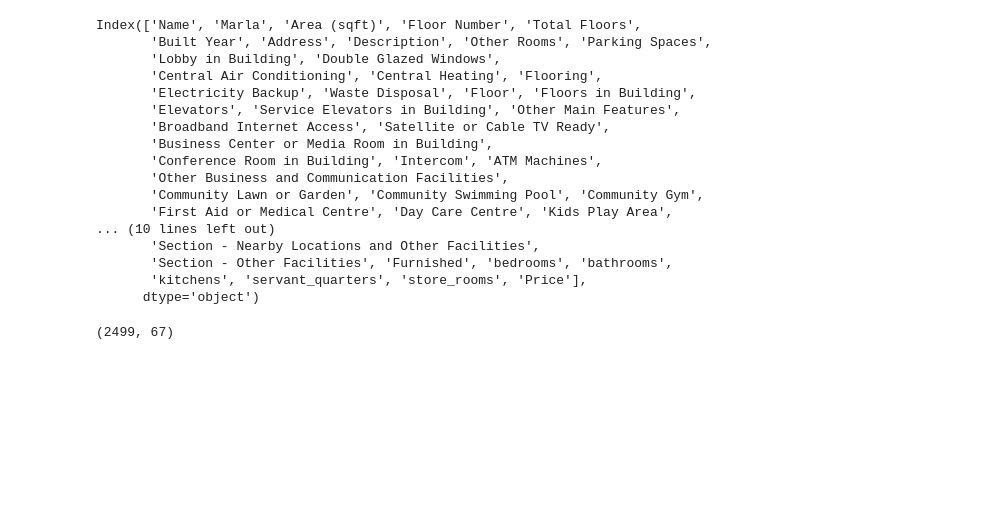
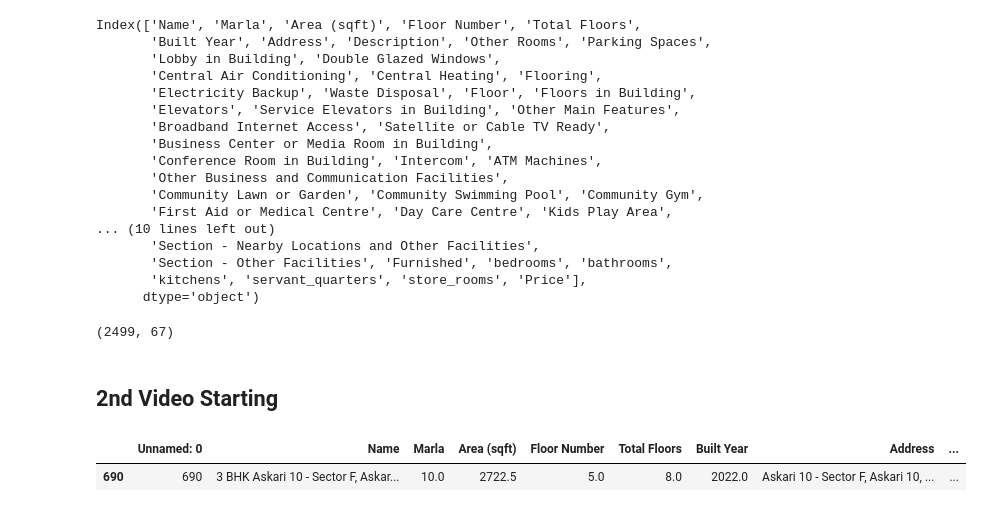
Before and after one commit to zeeshanAhmed2798/real-estate-ml-project, a Jupyter notebook: Data Cleaning/lahore_flats_cleaning.ipynb, the cells around one changed output. Saved outputs shown, nothing was run; the diff lists cells and outputs as text; code cells hidden in the pictures; blank space fills up the shorter version.

Commit message:
complete 2nd video half

```diff
--- a/Data Cleaning/lahore_flats_cleaning.ipynb
+++ b/Data Cleaning/lahore_flats_cleaning.ipynb
@@ -587,3 +610,14 @@ df.shape
 (2499, 67)
 # %%
 df.to_csv("1st_video_done_flats_cleaning.csv")
+# %% [markdown]
+## 2nd Video Starting
+# %%
+df = pd.read_csv(r"E:\Project\Data Cleaning\1st_video_done_flats_cleaning.csv")
+# %%
+pd.set_option("display.max_columns", None)
+# %%
+df.sample(1)
+# %% [output]
+|  | Unnamed: 0 | Name | Marla | Area (sqft) | Floor Number | Total Floors | Built Year | Address | ... |
+| 690 | 690 | 3 BHK Askari 10 - Sector F, Askar... | 10.0 | 2722.5 | 5.0 | 8.0 | 2022.0 | Askari 10 - Sector F, Askari 10, ... | ... |
```
Also changed, not shown: parts of 63 cells of this notebook, 6 other files.
